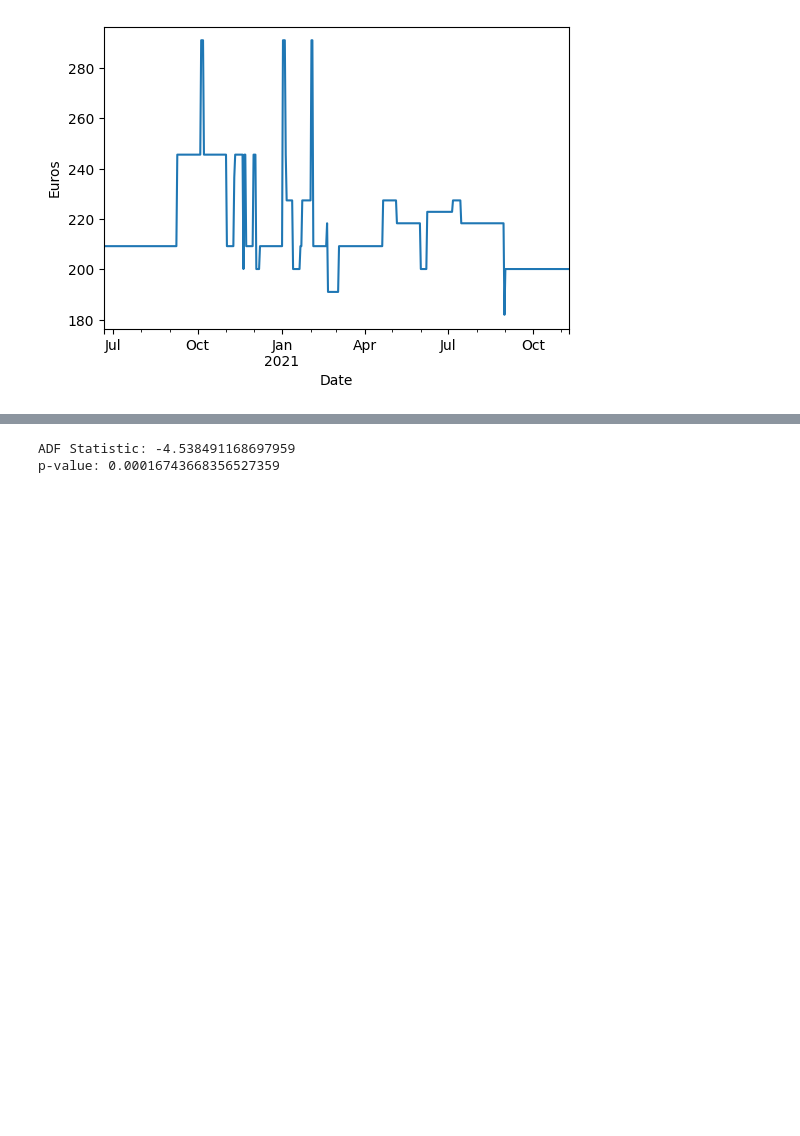
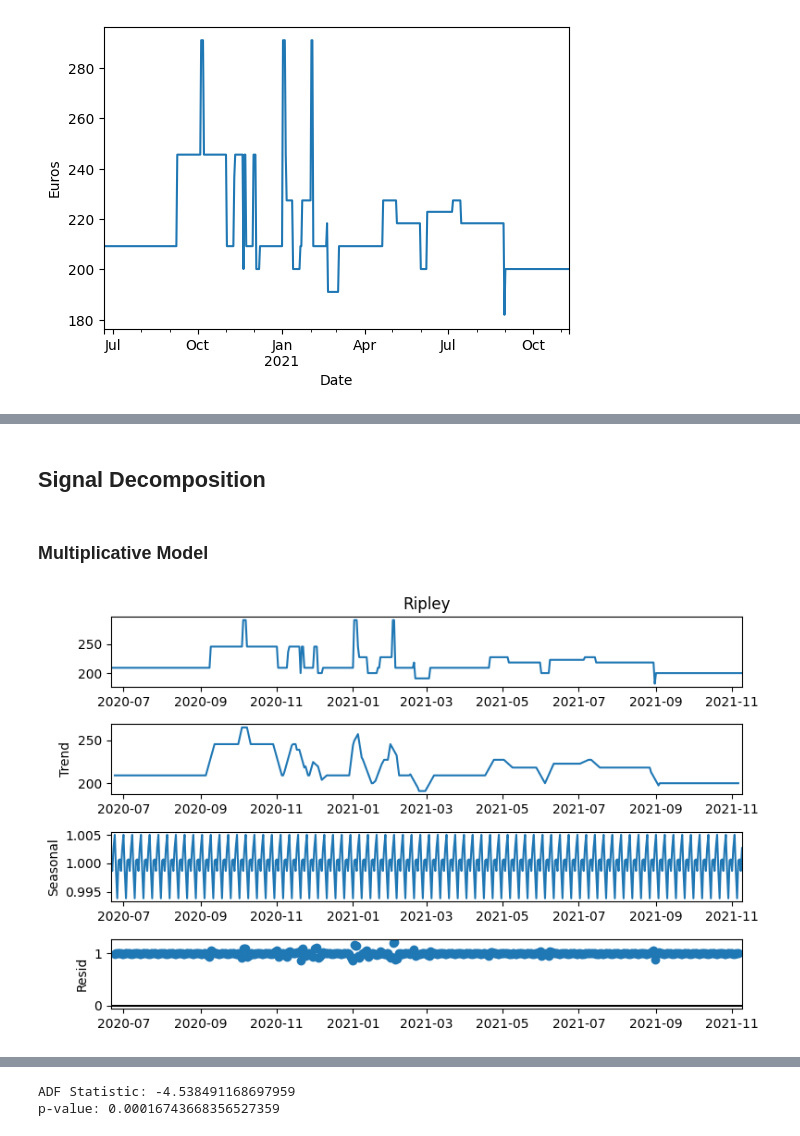
Before and after one commit to MarioCSilva/ProductPricesPrediction, a Jupyter notebook: read_files.ipynb, the cells around one changed output, grey strips where cells are left out. Cells and saved outputs as stored; diff of their text form; code cells hidden in the pictures; blank space fills up the shorter version.

Commit message:
added decomposition

```diff
--- a/read_files.ipynb
+++ b/read_files.ipynb
@@ -152,0 +154,12 @@ wom 507
+# %% [markdown]
+## Signal Decomposition
+# %% [markdown]
+### Multiplicative Model
+# %%
+plt.rcParams['figure.figsize'] = [8, 5]
+plt.rcParams['figure.dpi'] = 100
+components = seasonal_decompose(df_wide["Ripley"], model='multiplicative', period=7)
+components.plot()
+plt.show()
+# %% [output]
+[figure, added]
```
Also changed, not shown: parts of 6 cells of this notebook.
